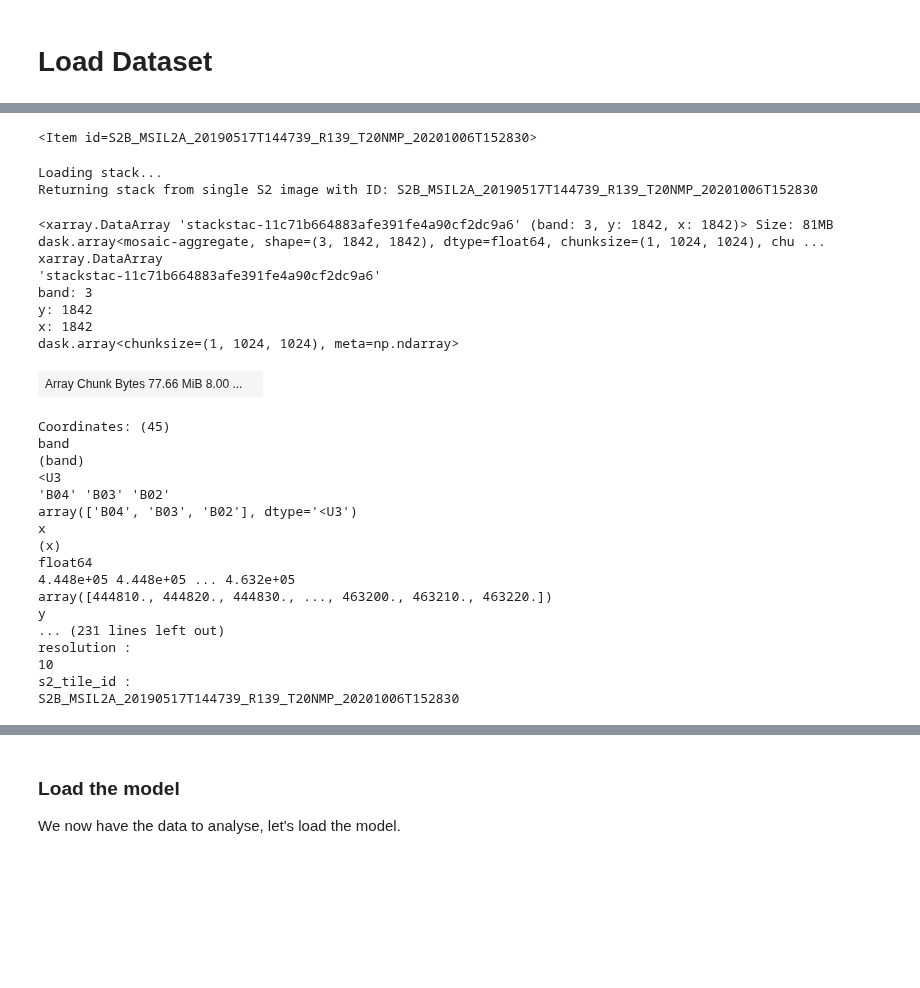
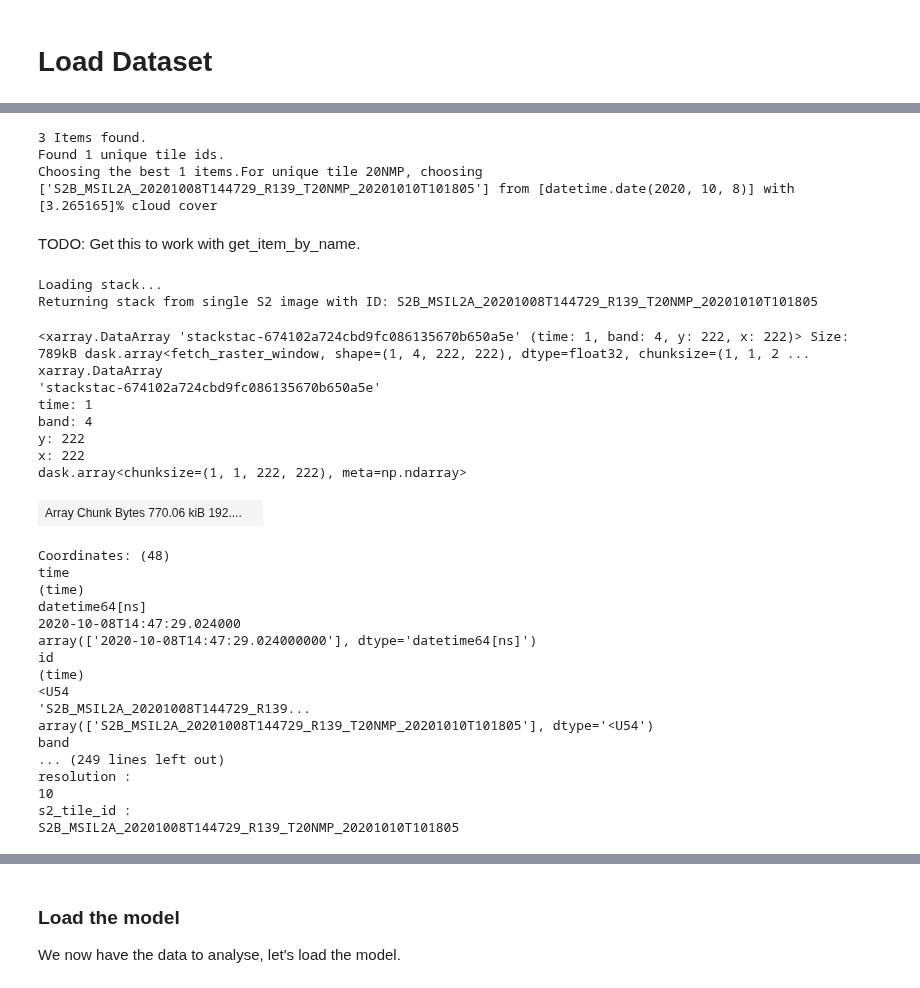
Before and after one commit to SimonJasansky/mine-segmentation, a Jupyter notebook: notebooks/clay/check_clay.ipynb, the cells around one changed output, grey strips where cells are left out. Saved outputs shown, nothing was run; the diff lists cells and outputs as text; code cells hidden in the pictures; blank space fills up the shorter version.

```diff
--- a/notebooks/clay/check_clay.ipynb
+++ b/notebooks/clay/check_clay.ipynb
@@ -34,6 +35,11 @@ data = gpd.read_file("/workspaces/mine-segmentation/data/raw/mining_tiles_with_m
+# %%
+# load the processed dataset
+tiles = gpd.read_file("data/processed/mining_tiles_with_masks_and_bounding_boxes.gpkg", layer="tiles")
+masks = gpd.read_file("data/processed/mining_tiles_with_masks_and_bounding_boxes.gpkg", layer="masks")
+bounding_boxes = gpd.read_file("data/processed/mining_tiles_with_masks_and_bounding_boxes.gpkg", layer="bounding_boxes")
 # %%
 # select first row
-row = data.iloc[0]
+row = tiles.iloc[0]
 row
 # %% [output]
 tile_id                                                         621
@@ -49,0 +57,4 @@ bounds = geom.bounds
+# %%
+# get lat and lon
+lat = row.geometry.centroid.y
+lon = row.geometry.centroid.x
@@ -50,36 +63,53 @@ bounds = geom.bounds
+# %%
+#Intermediate solution
+items = stac_reader.get_items(
+    bbox=(lon - 0.01, lat - 0.01, lon + 0.01, lat + 0.01),
+    timerange='2020-01-01/2020-12-30',
+    max_cloud_cover=10
+)
+least_cloudy_item = stac_reader.filter_item(items, "least_cloudy")
+# %% [output]
+3 Items found.
+Found 1 unique tile ids.
+Choosing the best 1 items.For unique tile 20NMP, choosing ['S2B_MSIL2A_20201008T144729_R139_T20NMP_20201010T101805'] from [datetime.date(2020, 10, 8)] with [3.265165]% cloud cover
+# %% [markdown]
+TODO: Get this to work with get_item_by_name.
 # %%
-item = stac_reader.get_item_by_name(row.sentinel_2_id, bbox=bounds)
-item
+# item = stac_reader.get_item_by_name(row.sentinel_2_id, bbox=bounds)
+# item
-# %% [output]
-<Item id=S2B_MSIL2A_20190517T144739_R139_T20NMP_20201006T152830>
 # %%
-stack = stac_reader.get_stack(item, bands)
+stack = stac_reader.get_stack(
+    items=least_cloudy_item,
+    bands=bands,
+    crop_to_bounds=True,
+    squeeze_time_dim=False)
 stack
 # %% [output]
 Loading stack...
-Returning stack from single S2 image with ID: S2B_MSIL2A_20190517T144739_R139_T20NMP_20201006T152830
+Returning stack from single S2 image with ID: S2B_MSIL2A_20201008T144729_R139_T20NMP_20201010T101805
-<xarray.DataArray 'stackstac-11c71b664883afe391fe4a90cf2dc9a6' (band: 3, y: 1842, x: 1842)> Size: 81MB dask.array<mosaic-aggregate, shape=(3, 1842, 1842), dtype=float64, chunksize=(1, 1024, 1024), chu ...
+<xarray.DataArray 'stackstac-674102a724cbd9fc086135670b650a5e' (time: 1, band: 4, y: 222, x: 222)> Size: 789kB dask.array<fetch_raster_window, shape=(1, 4, 222, 222), dtype=float32, chunksize=(1, 1, 2 ...
 xarray.DataArray
-'stackstac-11c71b664883afe391fe4a90cf2dc9a6'
-band: 3
-y: 1842
-x: 1842
-dask.array<chunksize=(1, 1024, 1024), meta=np.ndarray>
+'stackstac-674102a724cbd9fc086135670b650a5e'
+time: 1
+band: 4
+y: 222
+x: 222
+dask.array<chunksize=(1, 1, 222, 222), meta=np.ndarray>
-| Array Chunk Bytes 77.66 MiB 8.00 ... |  |
+| Array Chunk Bytes 770.06 kiB 192.... |  |
-Coordinates: (45)
+Coordinates: (48)
+time
+(time)
+datetime64[ns]
+2020-10-08T14:47:29.024000
+array(['2020-10-08T14:47:29.024000000'], dtype='datetime64[ns]')
+id
+(time)
+<U54
+'S2B_MSIL2A_20201008T144729_R139...
+array(['S2B_MSIL2A_20201008T144729_R139_T20NMP_20201010T101805'], dtype='<U54')
 band
-(band)
-<U3
-'B04' 'B03' 'B02'
-array(['B04', 'B03', 'B02'], dtype='<U3')
-x
-(x)
-float64
-4.448e+05 4.448e+05 ... 4.632e+05
-array([444810., 444820., 444830., ..., 463200., 463210., 463220.])
-y
-... (231 lines left out)
+... (249 lines left out)
 resolution :
 10
 s2_tile_id :
-S2B_MSIL2A_20190517T144739_R139_T20NMP_20201006T152830
+S2B_MSIL2A_20201008T144729_R139_T20NMP_20201010T101805
```
Also changed, not shown: parts of 19 cells of this notebook, 2 other files.
